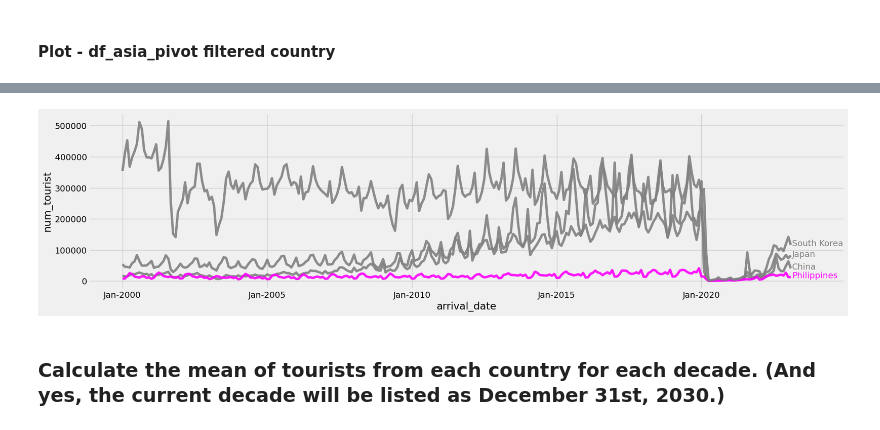
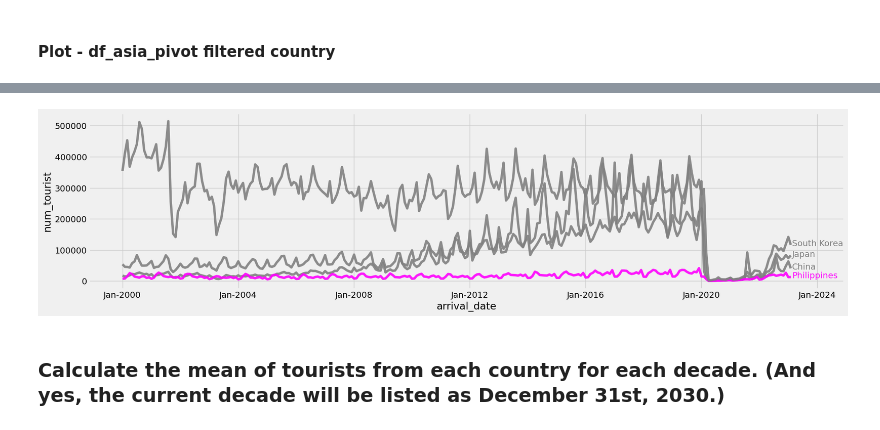
Before and after one commit to reneboygarcia/Bamboo-Weekly-by-Reuven-Lerner, a Jupyter notebook: BW_12-Tourism.ipynb, the cells around one changed output, grey strips where cells are left out. Cells and saved outputs as stored; diff of their text form; code cells hidden in the pictures.

```diff
--- a/BW_12-Tourism.ipynb
+++ b/BW_12-Tourism.ipynb
@@ -627,23 +627,23 @@ line_plot(
 # %%
 # Filtered Country
 df_asia_pivot_filtered = df_asia_pivot[
     df_asia_pivot["country"].isin(["Japan", "South Korea", "China", "Philippines"])
 ]
 df_asia_pivot_filtered
 # Color Palette
 grey_palette = {"Japan": "gray", "South Korea":"gray", "China":"gray", "Philippines":"magenta"}
 
 # Plot
 line_plot(
     df=df_asia_pivot_filtered,
     x="arrival_date",
     y="num_tourist",
     hue="country",
-    year_interval=5,
+    year_interval=4,
     color_map=grey_palette
 )
 # %% [output]
-[figure, old version]
+[figure, new version]
 # %% [markdown]
 ### Calculate the mean of tourists from each country for each decade. (And yes, the current decade will be listed as December 31st, 2030.)
 # %%
```
Also changed, not shown: parts of 2 cells of this notebook, 3 other files.
